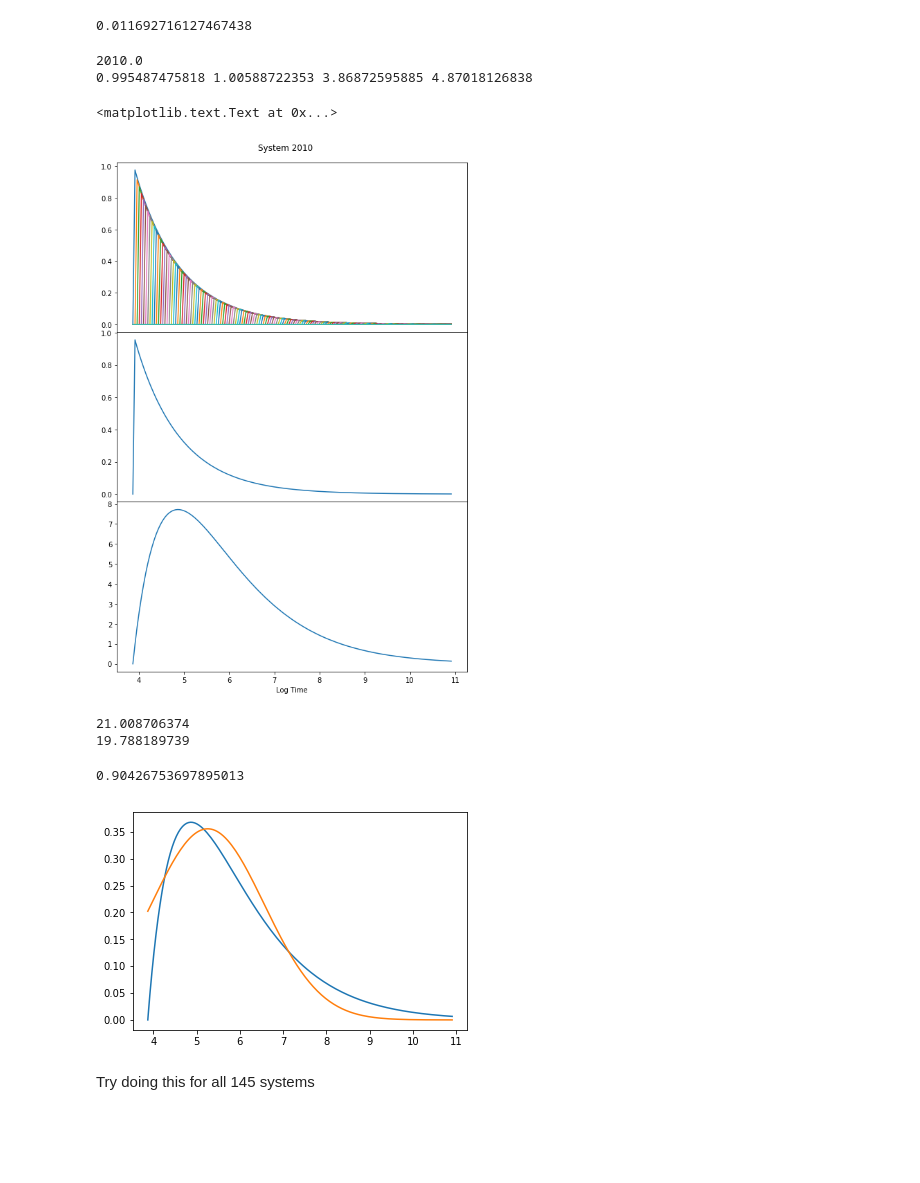
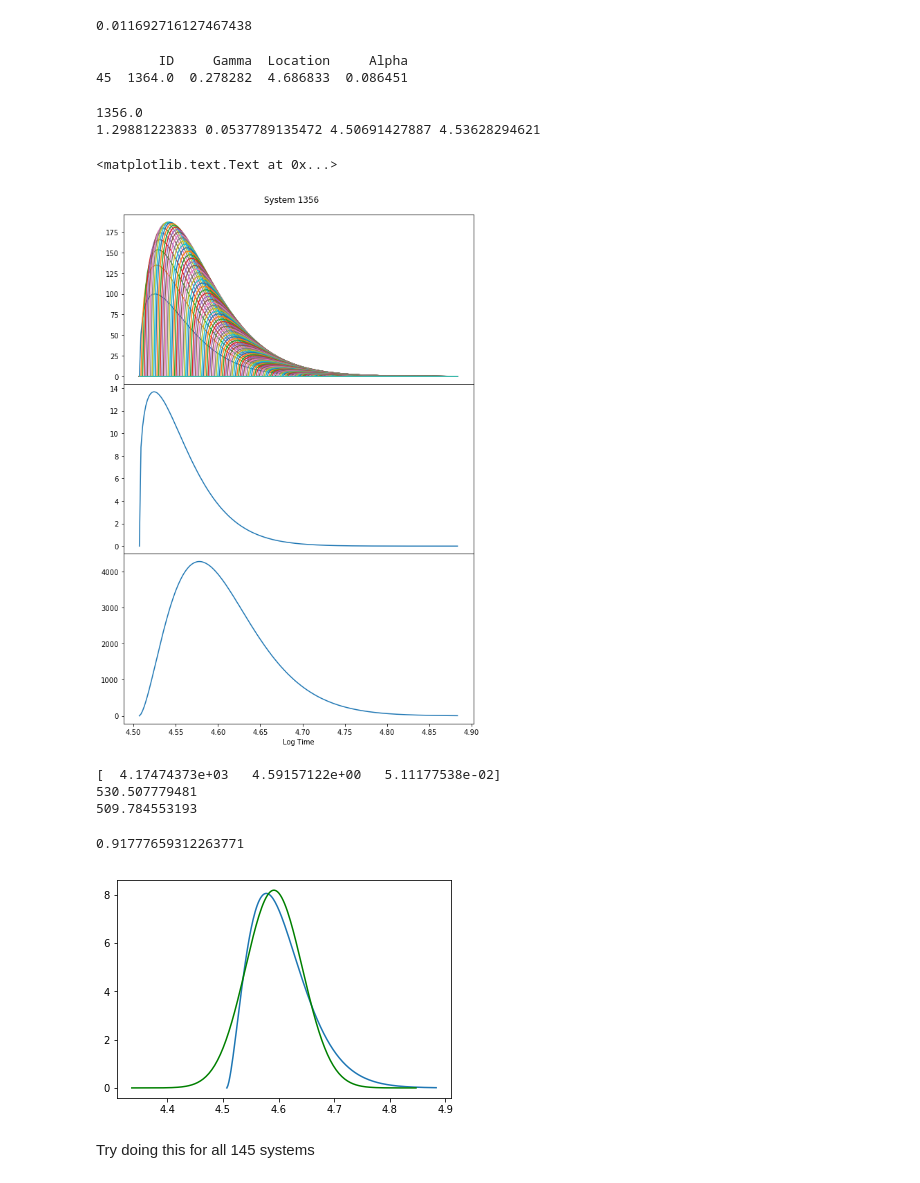
Before and after one commit to dtamayo/MLstability, a Jupyter notebook: Analysis/MCMC_Analysis/ConvolutedConvolutions.ipynb, the cells around one changed output. Drawn from its saved outputs; the diff is of its cells as text; code cells hidden in the pictures; blank space fills up the shorter version.

```diff
--- a/Analysis/MCMC_Analysis/ConvolutedConvolutions.ipynb
+++ b/Analysis/MCMC_Analysis/ConvolutedConvolutions.ipynb
@@ -125,8 +125,13 @@ x = 4.5
 def gauss(x, *p):
     A, mu, sigma = p
     return A*np.exp(-(x-mu)**2/(2.*sigma**2))
+# %%
+print parameters[parameters["ID"] ==1364.0]
+# %% [output]
+        ID     Gamma  Location     Alpha
+45  1364.0  0.278282  4.686833  0.086451
 # %%
-index_val = 144
+index_val = 44
 #print
 label = parameters["ID"][index_val]
 print label
@@ -144,7 +149,7 @@ fig.suptitle("System {0}".format(int(label)))
 
 fig.subplots_adjust(hspace=0)
 #ax = fig.add_subplot("311")
-width = 150
+width = 200
 
 vals= np.linspace(loc+0.001, loc+alpha*7, width)
 final_y  = np.zeros(width)
@@ -174,53 +179,62 @@ final_y
 ax3.plot(bins, final_y)
 ax3.set_xlabel("Log Time")
 # %% [output]
-2010.0
-0.995487475818 1.00588722353 3.86872595885 4.87018126838
+1356.0
+1.29881223833 0.0537789135472 4.50691427887 4.53628294621
 <matplotlib.text.Text at 0x...>
-[figure, old version]
+[figure, new version]
 # %%
 def rms_error(y_true, y_test):
     #assume the two are the same size, do a rsm error
     error = 1./2**0.5 *(y_true-y_test)
     return np.nansum(error)
 # %%
-p0 = [1., loc+alpha*4, alpha] #norm, mean, sigma
+p0 = [1., loc+alpha*7, alpha] #norm, mean, sigma
 coeff, var_matrix = scipy.optimize.curve_fit(gauss, bins, final_y, p0=p0)
 
+#gauss_bins = np.linspace(loc-5*alpha , loc+7*alpha, width)
+
 # Get the fitted curve
+#bins = np.linspace(loc , loc+7*alpha, width)
+gauss_bins = np.linspace(loc-5*alpha , loc+7*alpha, width)
+
+print coeff
+#print bins[:10]
+#print gauss_bins[:10]
+
 hist_fit = gauss(bins, *coeff)
-
+hist_fit2 = gauss(gauss_bins, *coeff)
 #incrementing step
 delta_t = (( loc+7.*alpha) -loc)/(width-1)
 
 summed_fit_area_weib = 0
-#find the total sum of final_y to find normalizing constant
 for val in final_y:
     summed_fit_area_weib+=  val*delta_t
-    # loc is start, loc+7*alpha is end, width here is the number of sampleing points
 print summed_fit_area_weib
 
 
 summed_fit_area_gauss = 0
 for val in hist_fit:
     summed_fit_area_gauss+=  val*delta_t
-    # loc is start, loc+7*alpha is end, width here is the number of sampleing points
 print summed_fit_area_gauss
 
 #plot normalized curves for visual inspection
 plt.plot(bins, final_y/summed_fit_area_weib)
-plt.plot(bins, hist_fit/summed_fit_area_gauss)
+#plt.plot(bins, hist_fit/summed_fit_area_gauss)
+#plt.plot(bins, hist_fit2/summed_fit_area_gauss)
+test_bins = np.linspace(coeff[1] - 5*coeff[2], coeff[1] + 5*coeff[2], width)
+plt.plot(test_bins, gauss(test_bins, *coeff)/summed_fit_area_gauss, color = "green")
+
 
 overlapp = np.concatenate([(final_y/summed_fit_area_weib).reshape(width,1),
                            (hist_fit/summed_fit_area_gauss).reshape(width, 1)], axis = 1)
-#define IOU as the sum, of their overlap, so take the min of both and sum it multiplied by delta t
 overlapp.min(axis = 1).sum()*delta_t
-#overlapped arel
 # %% [output]
-21.008706374
-19.788189739
+[  4.17474373e+03   4.59157122e+00   5.11177538e-02]
+530.507779481
+509.784553193
-0.90426753697895013
+0.91777659312263771
-[figure, old version]
+[figure, new version]
 # %% [markdown]
 Try doing this for all 145 systems
 # %%
```
Also changed, not shown: parts of 13 cells of this notebook.
